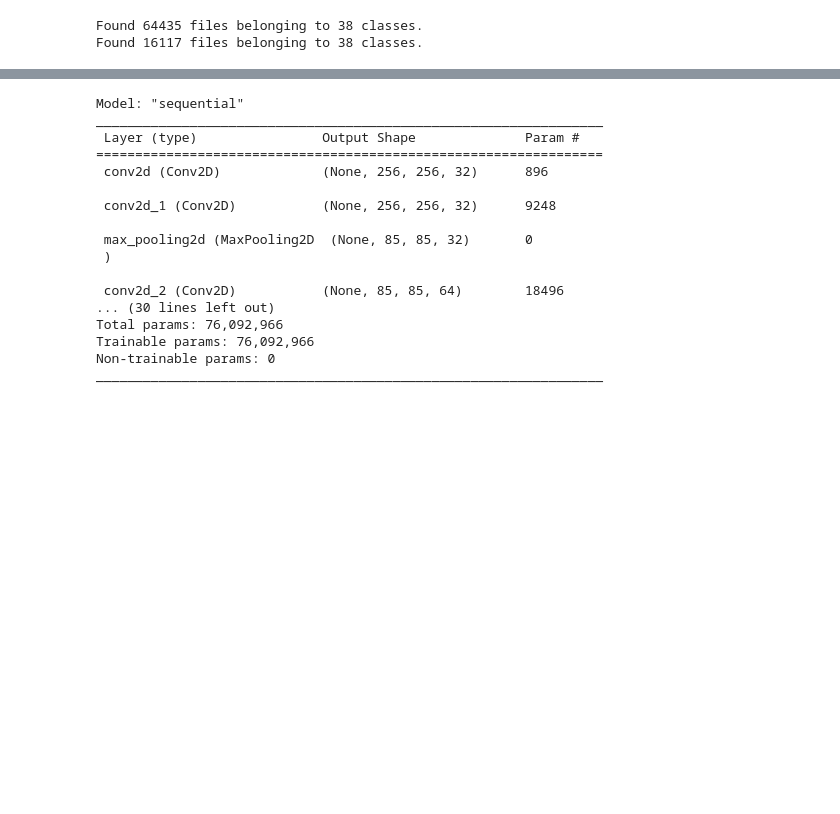
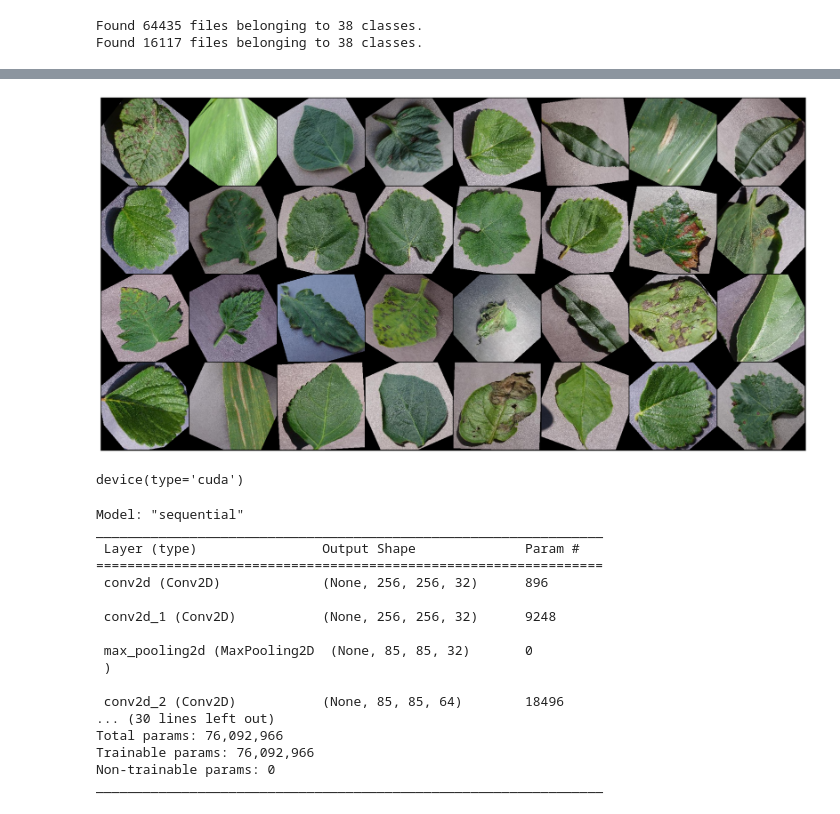
Before and after one commit to fundekaustubh/graintech.ai, a Jupyter notebook: server/python/notebooks/leaf-disease-prediction.ipynb, the cells around one changed output, grey strips where cells are left out. Saved outputs shown, nothing was run; the diff lists cells and outputs as text; code cells hidden in the pictures; blank space fills up the shorter version.

```diff
--- a/server/python/notebooks/leaf-disease-prediction.ipynb
+++ b/server/python/notebooks/leaf-disease-prediction.ipynb
@@ -31,0 +182,16 @@ Found 16117 files belonging to 38 classes.
+# %%
+batch_size = 32
+# %%
+train_dl = DataLoader(train, batch_size, shuffle=True, num_workers=2, pin_memory=True)
+valid_dl = DataLoader(valid, batch_size, num_workers=2, pin_memory=True)
+# %%
+def show_batch(data):
+    for images, labels in data:
+        fig, ax = plt.subplots(figsize=(30, 30))
+        ax.set_xticks([]); ax.set_yticks([])
+        ax.imshow(make_grid(images, nrow=8).permute(1, 2, 0))
+        break
+# %%
+show_batch(train_dl)
+# %% [output]
+[figure, added]
@@ -31,0 +228,5 @@ Found 16117 files belonging to 38 classes.
+# %%
+device = get_default_device()
+device
+# %% [output]
+device(type='cuda')
```
Also changed, not shown: parts of 21 cells of this notebook.
